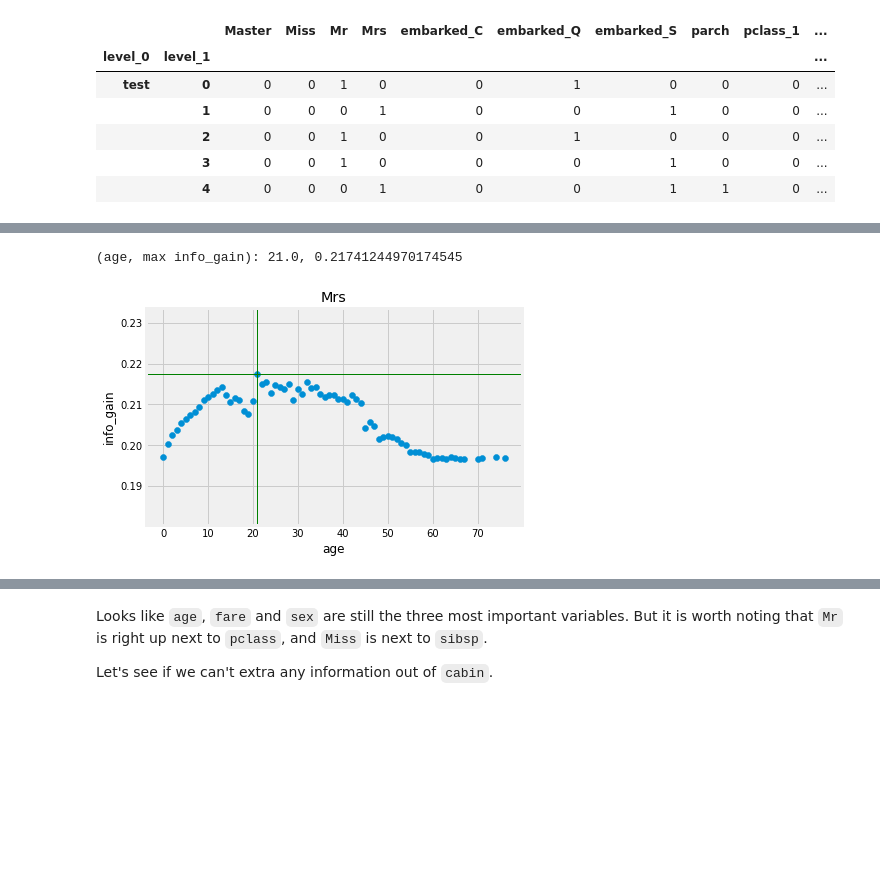
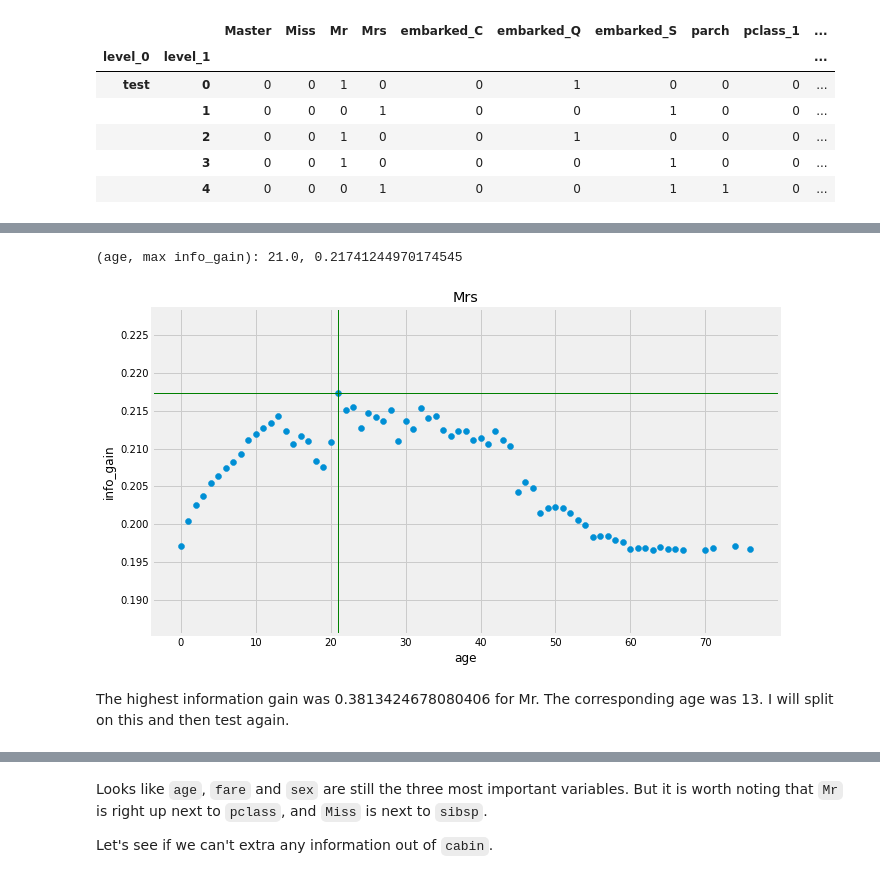
Before and after one commit to it176131/Titanic, a Jupyter notebook: Titanic.ipynb, the cells around one changed output, grey strips where cells are left out. Saved outputs shown, nothing was run; the diff lists cells and outputs as text; code cells hidden in the pictures; blank space fills up the shorter version.

```diff
--- a/Titanic.ipynb
+++ b/Titanic.ipynb
@@ -1926,31 +1941,34 @@ for i in sorted(age_entropy.age_round.unique()):
             'Mrs'
         ]).Mrs.count().unstack().fillna(0).iloc[1] / entropy_age.groupby([
             entropy_age.age_round <= i,
             'Mrs'
         ]).Mrs.count().unstack().fillna(0).iloc[1].sum())
 
         p1 = (entropy_age.groupby([
             entropy_age.age_round <= i,
             'Mrs'
         ]).Mrs.count().unstack().fillna(0).sum(axis=1) / entropy_age.shape[0]).iloc[1]
 
         eg = p0*e0 + p1*e1
 
         n = e - eg
 
         info_gain.append(n)
         age.append(i)
     except IndexError:
         break
 
 print(f"(age, max info_gain): {age[np.argmax(info_gain)]}, {max(info_gain)}")
 
+plt.figure(figsize=(10,6))
 plt.scatter(age, info_gain)
 plt.axvline(age[np.argmax(info_gain)], c='g', lw=1)
 plt.axhline(max(info_gain), c='g', lw=1)
 plt.title('Mrs')
 plt.xlabel('age')
 plt.ylabel('info_gain');
 # %% [output]
 (age, max info_gain): 21.0, 0.21741244970174545
-[figure, old version]
+[figure, new version]
+# %% [markdown]
+The highest information gain was 0.3813424678080406 for Mr. The corresponding age was 13. I will split on this and then test again.
```
Also changed, not shown: parts of 85 cells of this notebook.
